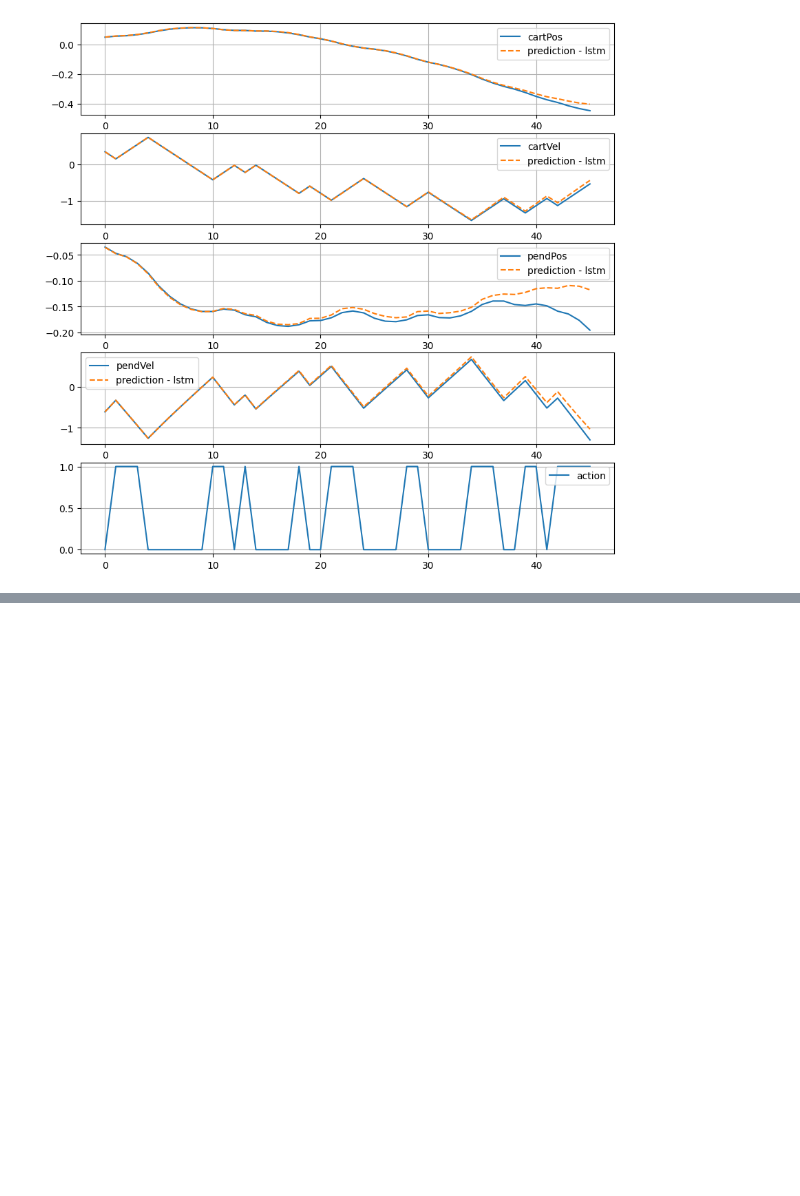
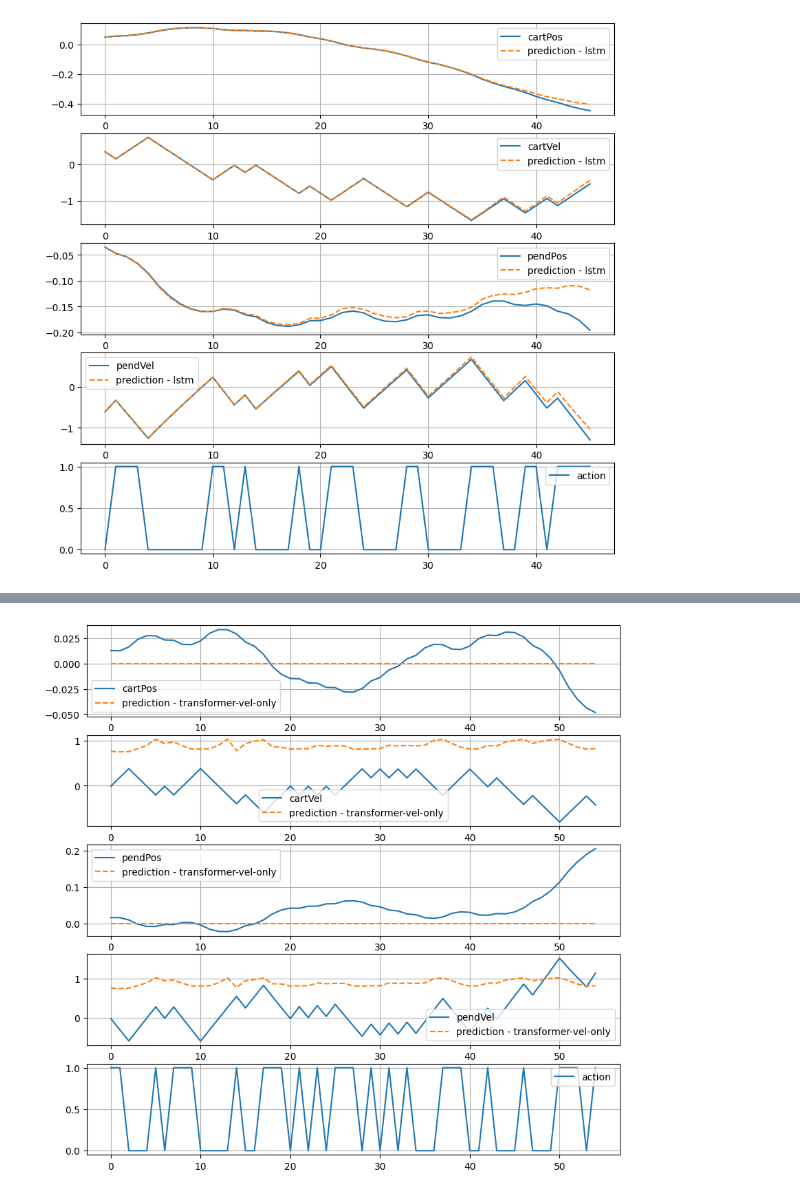
Before and after one commit to FloKit/TimeSeriesTransformerOld, a Jupyter notebook: Time Series Transformer - Cartpole.ipynb, the cells around one changed output, grey strips where cells are left out. Saved outputs shown, nothing was run; the diff lists cells and outputs as text; code cells hidden in the pictures; blank space fills up the shorter version.

```diff
--- a/Time Series Transformer - Cartpole.ipynb
+++ b/Time Series Transformer - Cartpole.ipynb
@@ -575,0 +757,18 @@ plt.show()
+# %%
+import collections
+
+
+# Define custom objects dictionary
+custom_objects = {
+    'TimeSeriesTransformer': TimeSeriesTransformer,
+    'Encoder': Encoder,
+    'EncoderLayer': EncoderLayer,
+    'MultiHeadAttention': MultiHeadAttention,
+    'point_wise_feed_forward_network': point_wise_feed_forward_network
+}
+
+# Load the saved model with custom objects
+modelpath = "transformer_model_vel_only"
+transformer_model = TimeSeriesTransformer(num_layers, d_model, num_heads, dff, input_shape)
+transformer_model.load_weights(f"{modelpath}/model.bestValLoss")
+#lstm_model = tf.keras.models.load_model("model.h5")
@@ -575,0 +777,3 @@ plt.show()
+# %%
+netOutput = transformer_model.predict(np.float32(state))[0]
+netOutput.shape
@@ -575,0 +782,5 @@ plt.show()
+# %%
+dfEval[CART_POS] = dfEval[CART_POS].apply(lambda x: bucketize_cart_pos(x))
+dfEval[CART_VEL] = dfEval[CART_VEL].apply(lambda x: bucketize_cart_vel(x))
+dfEval[PEND_POS] = dfEval[PEND_POS].apply(lambda x: bucketize_pend_pos(x))
+dfEval[PEND_VEL] = dfEval[PEND_VEL].apply(lambda x: bucketize_pend_vel(x))
@@ -575,0 +849,19 @@ plt.show()
+# %%
+fig, axs = plt.subplots (5, 1, figsize=(10,10))
+
+fields = [CART_POS, CART_VEL, PEND_POS, PEND_VEL]
+
+for i in range (len(fields)):
+    f = fields[i]
+    axs[i].plot(range (len(transformer_dfNet)), dfEval[f].values[window_size:window_size+len(transformer_dfNet)], label=f)
+    axs[i].plot(range (len(transformer_dfNet)), transformer_dfNet[f].values, label="prediction - transformer-vel-only", ls="--")
+    axs[i].grid()
+    axs[i].legend(loc="best")
+
+axs[4].plot(range (len(transformer_dfNet)), dfEval[ACTION].values[window_size:window_size+len(transformer_dfNet)], label=ACTION)
+axs[4].grid()
+axs[4].legend(loc="best")
+
+plt.show()
+# %% [output]
+[figure, added]
```
Also changed, not shown: parts of 28 cells of this notebook, 5 other files.
